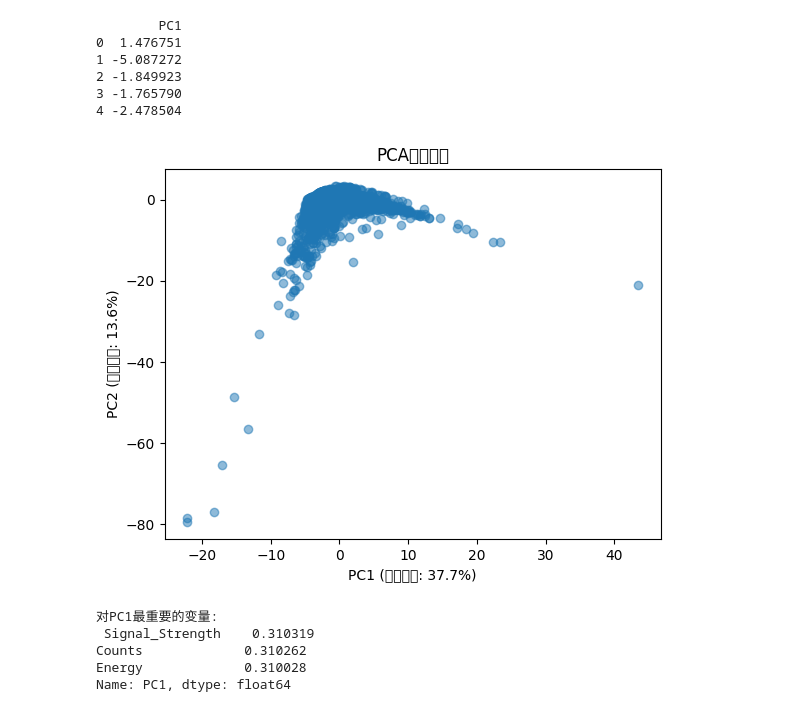
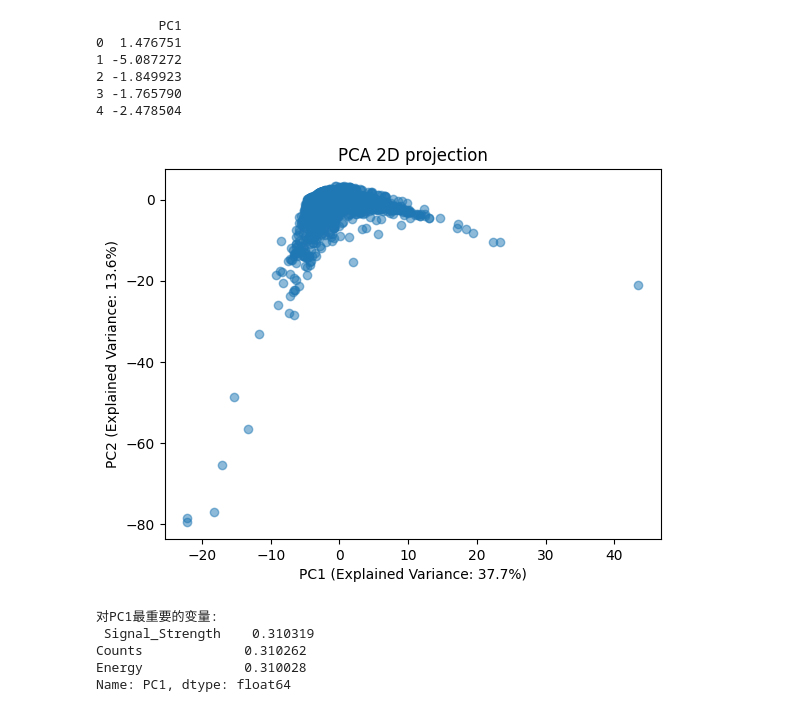
Before and after one commit to buy0range/code_internship, a Jupyter notebook: PCA.ipynb, the cells around one changed output. Cells and saved outputs as stored; diff of their text form; code cells hidden in the pictures.

```diff
--- a/PCA.ipynb
+++ b/PCA.ipynb
@@ -95,23 +95,23 @@ print(df_pca_k.head())
 # %%
 # 2D散点图（PC1 vs PC2）
 plt.scatter(df_pca[:, 0], df_pca[:, 1], alpha=0.5)
-plt.xlabel('PC1 (解释方差: {:.1f}%)'.format(pca.explained_variance_ratio_[0]*100))
-plt.ylabel('PC2 (解释方差: {:.1f}%)'.format(pca.explained_variance_ratio_[1]*100))
-plt.title('PCA二维投影')
+plt.xlabel('PC1 (Explained Variance: {:.1f}%)'.format(pca.explained_variance_ratio_[0]*100))
+plt.ylabel('PC2 (Explained Variance: {:.1f}%)'.format(pca.explained_variance_ratio_[1]*100))
+plt.title('PCA 2D projection')
 plt.show()
 
 # 3D散点图（需安装matplotlib）
 if k >= 3:
     fig = plt.figure()
     ax = fig.add_subplot(111, projection='3d')
     ax.scatter(df_pca[:, 0], df_pca[:, 1], df_pca[:, 2])
     ax.set_xlabel('PC1')
     ax.set_ylabel('PC2')
     ax.set_zlabel('PC3')
-    plt.title('PCA三维投影')
+    plt.title('PCA 3D projection')
     plt.show()
 # %% [output]
-[figure, old version]
+[figure, new version]
 # %%
 # 例如：找出PC1中权重绝对值最大的3个变量
 pc1_important_vars = df_loadings['PC1'].abs().sort_values(ascending=False).head(3)
```
Also changed, not shown: parts of 2 cells of this notebook.
